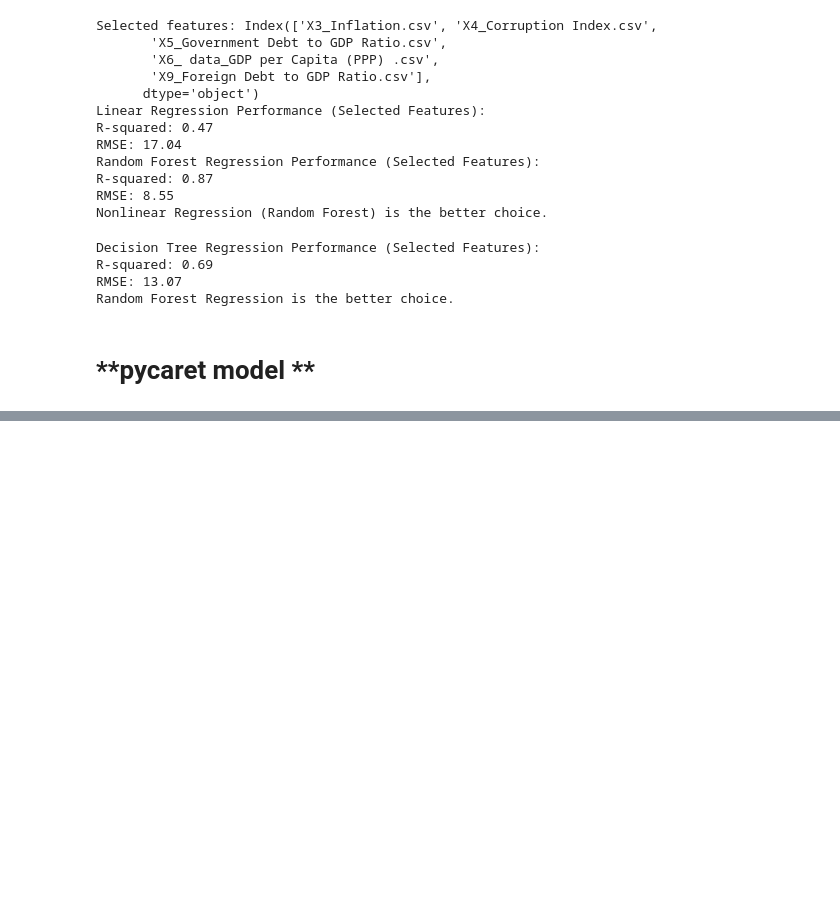
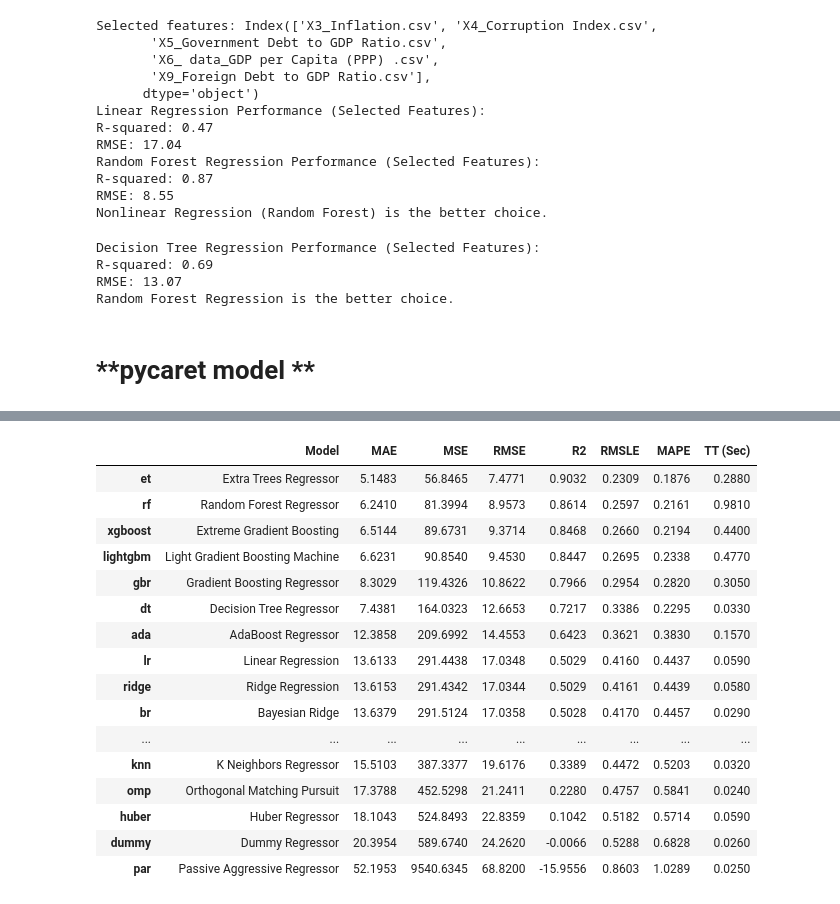
Before and after one commit to hananeY-inventor/test-regression, a Jupyter notebook: regression_.ipynb, the cells around one changed output, grey strips where cells are left out. Drawn from its saved outputs; the diff is of its cells as text; code cells hidden in the pictures; blank space fills up the shorter version.

```diff
--- a/regression_.ipynb
+++ b/regression_.ipynb
@@ -462,0 +493,4 @@ reg_experiment = setup(data=df,
+# %%
+# Compare multiple regression models
+best_model = compare_models(sort='R2')  # Sort by R-squared
+# %% [output]
@@ -462,0 +498,17 @@ reg_experiment = setup(data=df,
+|  | Model | MAE | MSE | RMSE | R2 | RMSLE | MAPE | TT (Sec) |
+| et | Extra Trees Regressor | 5.1483 | 56.8465 | 7.4771 | 0.9032 | 0.2309 | 0.1876 | 0.2880 |
+| rf | Random Forest Regressor | 6.2410 | 81.3994 | 8.9573 | 0.8614 | 0.2597 | 0.2161 | 0.9810 |
+| xgboost | Extreme Gradient Boosting | 6.5144 | 89.6731 | 9.3714 | 0.8468 | 0.2660 | 0.2194 | 0.4400 |
+| lightgbm | Light Gradient Boosting Machine | 6.6231 | 90.8540 | 9.4530 | 0.8447 | 0.2695 | 0.2338 | 0.4770 |
+| gbr | Gradient Boosting Regressor | 8.3029 | 119.4326 | 10.8622 | 0.7966 | 0.2954 | 0.2820 | 0.3050 |
+| dt | Decision Tree Regressor | 7.4381 | 164.0323 | 12.6653 | 0.7217 | 0.3386 | 0.2295 | 0.0330 |
+| ada | AdaBoost Regressor | 12.3858 | 209.6992 | 14.4553 | 0.6423 | 0.3621 | 0.3830 | 0.1570 |
+| lr | Linear Regression | 13.6133 | 291.4438 | 17.0348 | 0.5029 | 0.4160 | 0.4437 | 0.0590 |
+| ridge | Ridge Regression | 13.6153 | 291.4342 | 17.0344 | 0.5029 | 0.4161 | 0.4439 | 0.0580 |
+| br | Bayesian Ridge | 13.6379 | 291.5124 | 17.0358 | 0.5028 | 0.4170 | 0.4457 | 0.0290 |
+| ... | ... | ... | ... | ... | ... | ... | ... | ... |
+| knn | K Neighbors Regressor | 15.5103 | 387.3377 | 19.6176 | 0.3389 | 0.4472 | 0.5203 | 0.0320 |
+| omp | Orthogonal Matching Pursuit | 17.3788 | 452.5298 | 21.2411 | 0.2280 | 0.4757 | 0.5841 | 0.0240 |
+| huber | Huber Regressor | 18.1043 | 524.8493 | 22.8359 | 0.1042 | 0.5182 | 0.5714 | 0.0590 |
+| dummy | Dummy Regressor | 20.3954 | 589.6740 | 24.2620 | -0.0066 | 0.5288 | 0.6828 | 0.0260 |
+| par | Passive Aggressive Regressor | 52.1953 | 9540.6345 | 68.8200 | -15.9556 | 0.8603 | 1.0289 | 0.0250 |
```
Also changed, not shown: parts of 7 cells of this notebook.
